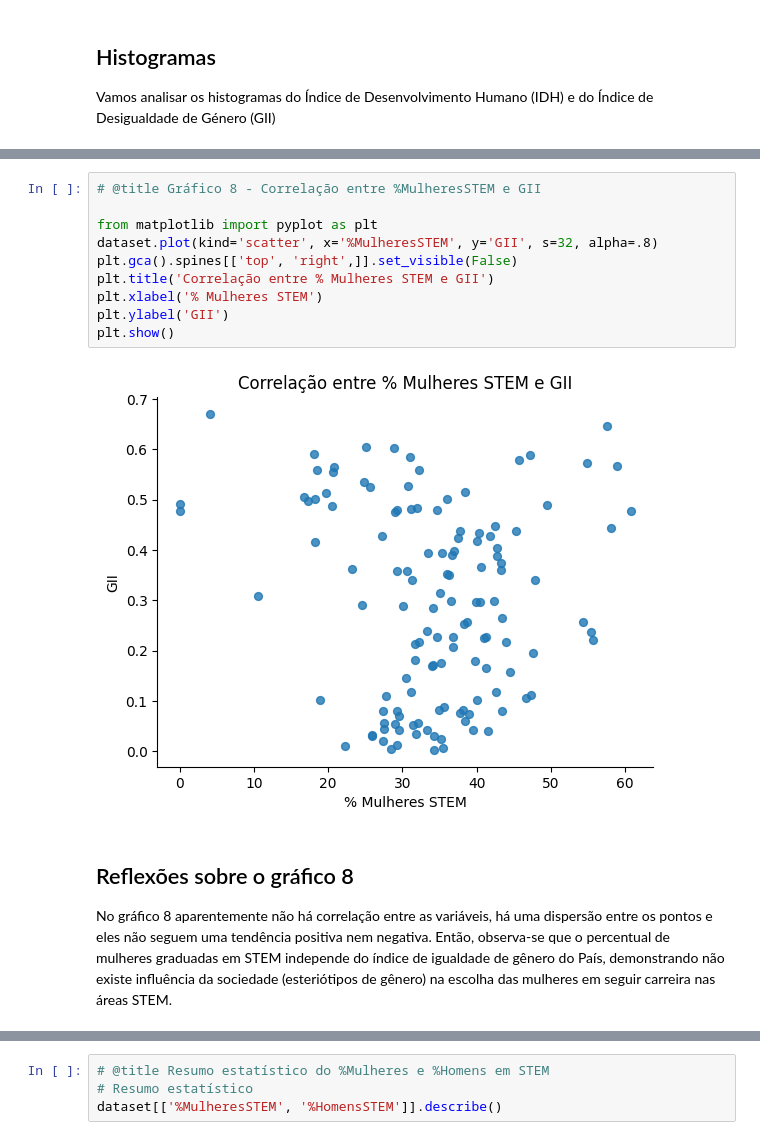
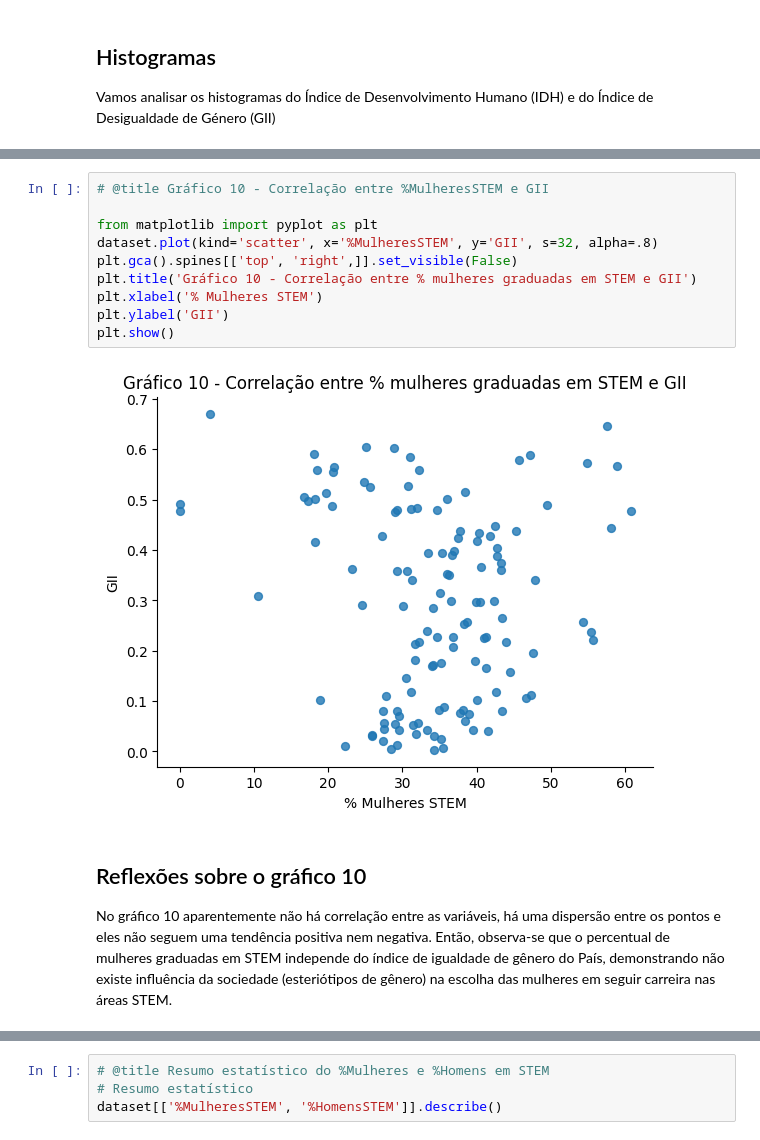
Before and after one commit to pztavares/PUC, a Jupyter notebook: MVP_PZT_Análise_de_Dados_e_Boas_Práticas.ipynb, the cells around one changed output, grey strips where cells are left out. Cells and saved outputs as stored; diff of their text form.

```diff
--- a/MVP_PZT_Análise_de_Dados_e_Boas_Práticas.ipynb
+++ b/MVP_PZT_Análise_de_Dados_e_Boas_Práticas.ipynb
@@ -456,17 +510,17 @@ print ('')
 # %%
-# @title Gráfico 8 - Correlação entre %MulheresSTEM e GII
+# @title Gráfico 10 - Correlação entre %MulheresSTEM e GII
 
 from matplotlib import pyplot as plt
 dataset.plot(kind='scatter', x='%MulheresSTEM', y='GII', s=32, alpha=.8)
 plt.gca().spines[['top', 'right',]].set_visible(False)
-plt.title('Correlação entre % Mulheres STEM e GII')
+plt.title('Gráfico 10 - Correlação entre % mulheres graduadas em STEM e GII')
 plt.xlabel('% Mulheres STEM')
 plt.ylabel('GII')
 plt.show()
 # %% [output]
-[figure, old version]
+[figure, new version]
 # %% [markdown]
-## Reflexões sobre o gráfico 8
+## Reflexões sobre o gráfico 10
 
-No gráfico 8 aparentemente não há correlação entre as variáveis, há uma dispersão entre os pontos e eles não seguem uma tendência positiva nem negativa. Então, observa-se que o percentual de mulheres graduadas em STEM independe do índice de igualdade de gênero do País, demonstrando não existe influência da sociedade (esteriótipos de gênero) na escolha das mulheres em seguir carreira nas áreas STEM.
+No gráfico 10 aparentemente não há correlação entre as variáveis, há uma dispersão entre os pontos e eles não seguem uma tendência positiva nem negativa. Então, observa-se que o percentual de mulheres graduadas em STEM independe do índice de igualdade de gênero do País, demonstrando não existe influência da sociedade (esteriótipos de gênero) na escolha das mulheres em seguir carreira nas áreas STEM.
 # %%
```
Also changed, not shown: parts of 22 cells of this notebook.
